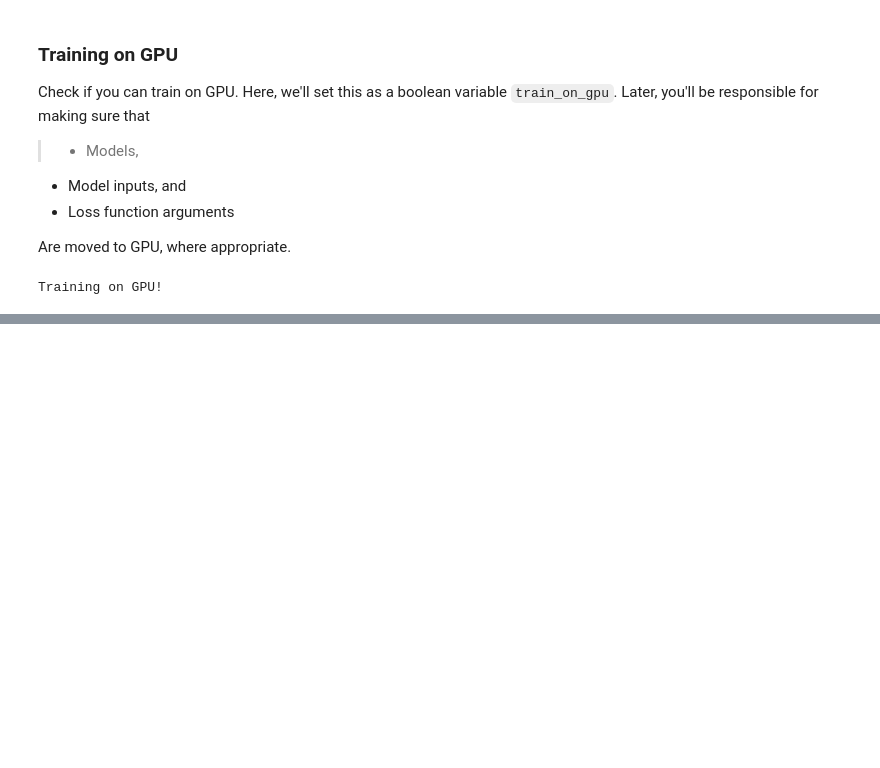
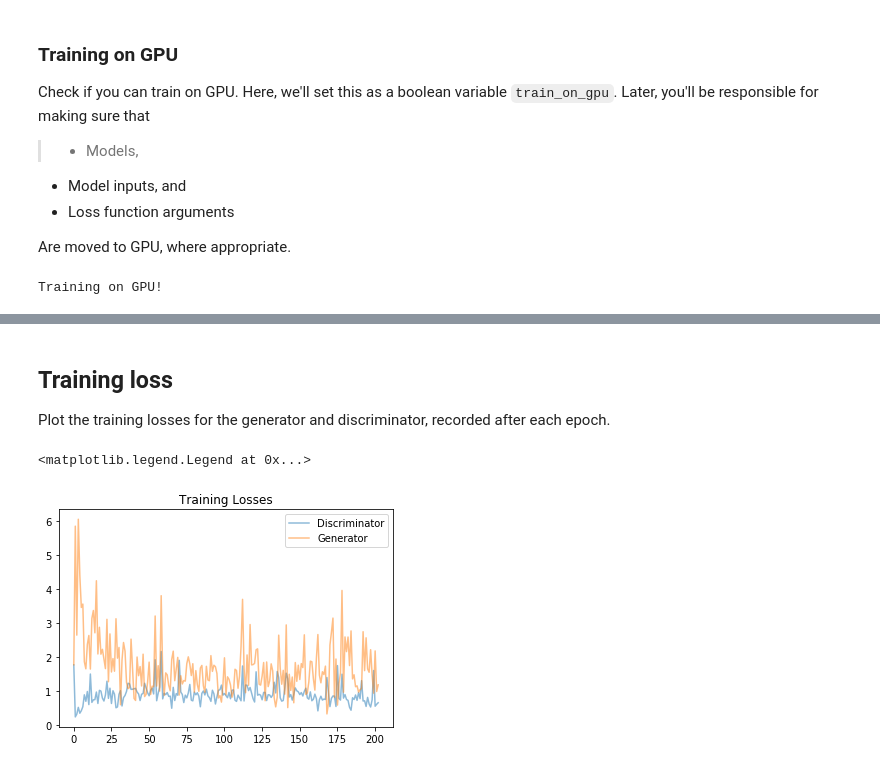
Before and after one commit to luis-valverde/Human-Face-Generation, a Jupyter notebook: dlnd_face_generation.ipynb, the cells around one changed output, grey strips where cells are left out. Drawn from its saved outputs; the diff is of its cells as text; code cells hidden in the pictures; blank space fills up the shorter version.

Commit message:
feat: Train and test GAN network
Perform the following:

- Define Generator and Discriminator losses.
- Train the GAN network.
- Generate human face samples using the resulting model.

```diff
--- a/dlnd_face_generation.ipynb
+++ b/dlnd_face_generation.ipynb
@@ -434,0 +496,11 @@ Training on GPU!
+# %%
+import torch.optim as optim
+
+# params
+lr = 0.0002
+beta1=0.5
+beta2=0.999 # default value
+
+# Create optimizers for the discriminator and generator
+d_optimizer = optim.Adam(D.parameters(), lr, [beta1, beta2])
+g_optimizer = optim.Adam(G.parameters(), lr, [beta1, beta2])
@@ -434,0 +654,10 @@ Training on GPU!
+# %%
+# set number of epochs
+n_epochs = 7
+
+
+"""
+DON'T MODIFY ANYTHING IN THIS CELL
+"""
+# call training function
+losses = train(D, G, n_epochs=n_epochs)
@@ -434,0 +682,14 @@ Training on GPU!
+# %% [markdown]
+## Training loss
+
+Plot the training losses for the generator and discriminator, recorded after each epoch.
+# %%
+fig, ax = plt.subplots()
+losses = np.array(losses)
+plt.plot(losses.T[0], label='Discriminator', alpha=0.5)
+plt.plot(losses.T[1], label='Generator', alpha=0.5)
+plt.title("Training Losses")
+plt.legend()
+# %% [output]
+<matplotlib.legend.Legend at 0x...>
+[figure, added]
```
Also changed, not shown: parts of 15 cells of this notebook.
